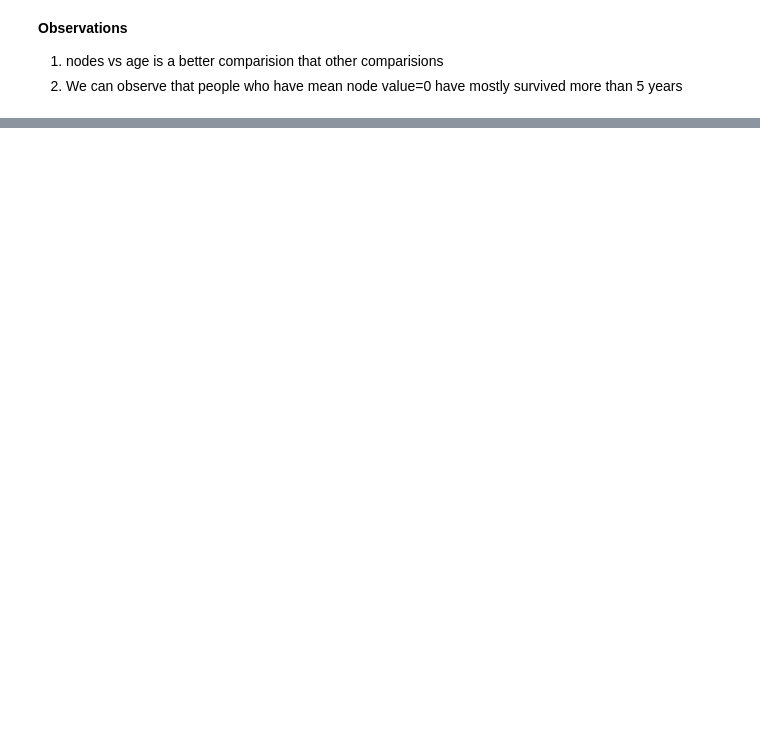
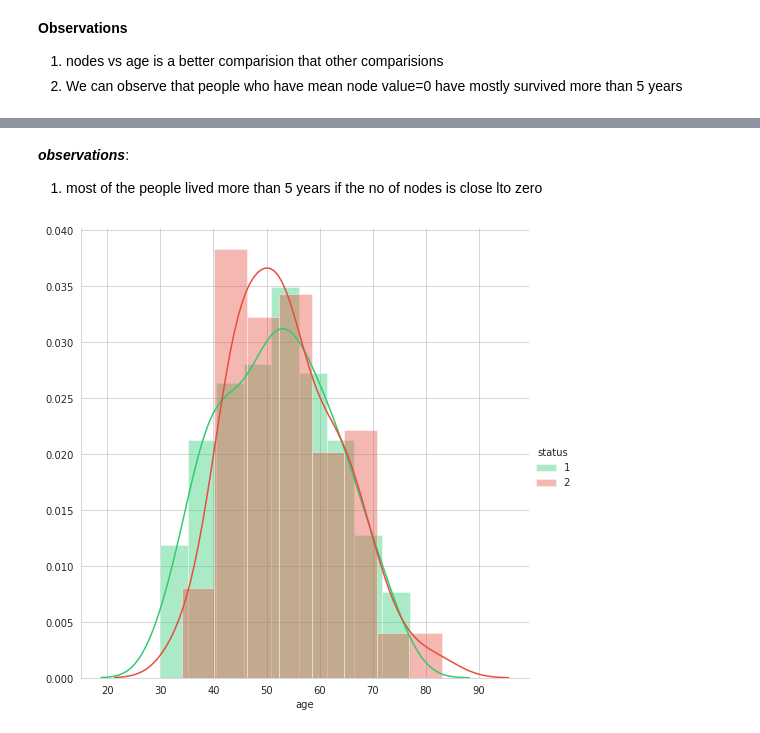
Before and after one commit to raghu66669999/AAIC, a Jupyter notebook: Exploratory Data Analysis..ipynb, the cells around one changed output, grey strips where cells are left out. Saved outputs shown, nothing was run; the diff lists cells and outputs as text; code cells hidden in the pictures; blank space fills up the shorter version.

```diff
--- a/Exploratory Data Analysis..ipynb
+++ b/Exploratory Data Analysis..ipynb
@@ -423,0 +169,10 @@ stats.kstest(x,'norm')
+# %% [markdown]
+***observations***:
+1. most of the people lived more than 5 years if the no of nodes is close lto zero
+# %%
+sns.FacetGrid(hb, hue="status", height=7,palette=sns.color_palette(flatui)) \
+   .map(sns.distplot, "age") \
+   .add_legend();
+plt.show();
+# %% [output]
+[figure, added]
```
Also changed, not shown: parts of 56 cells of this notebook.
